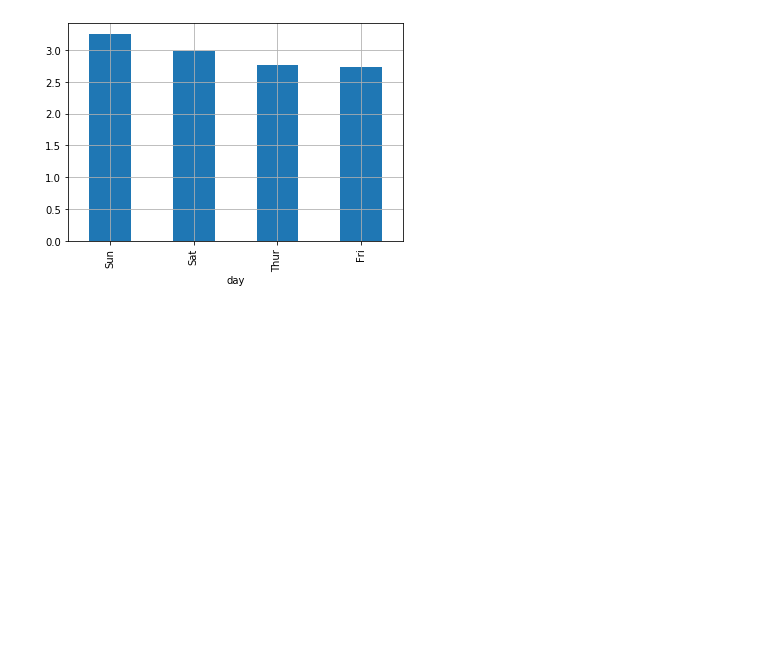
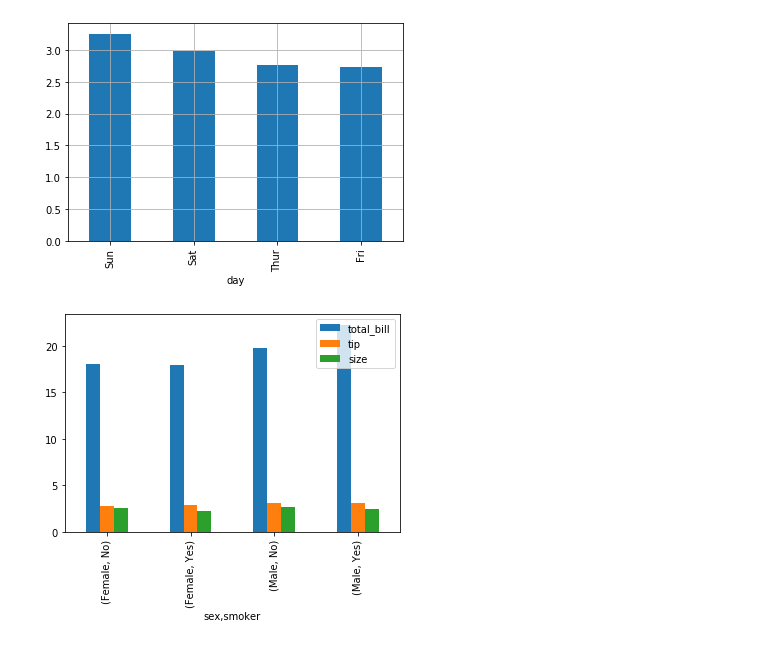
Before and after one commit to jaenjaen/TIL, a Jupyter notebook: python/03_Pandas/Pandas05_Groupby.ipynb, the cells around one changed output. Drawn from its saved outputs; the diff is of its cells as text; code cells hidden in the pictures; blank space fills up the shorter version.

Commit message:
[2020-07-13 17:23] GroupBy와 pivotTable,agg

```diff
--- a/python/03_Pandas/Pandas05_Groupby.ipynb
+++ b/python/03_Pandas/Pandas05_Groupby.ipynb
@@ -108,3 +108,9 @@ tip_group['tip'].mean().sort_values(ascending=False).plot(kind="bar",grid=True)
 plt.show()
 # %% [output]
 [figure]
+# %%
+#이중으로 grouping 가능 ( 성별로 grouping , 흡연비흡연으로 grouping)
+tipdf.groupby(['sex','smoker']).mean().plot(kind="bar")
+plt.show()
+# %% [output]
+[figure, added]
```
Also changed, not shown: parts of 21 cells of this notebook.
